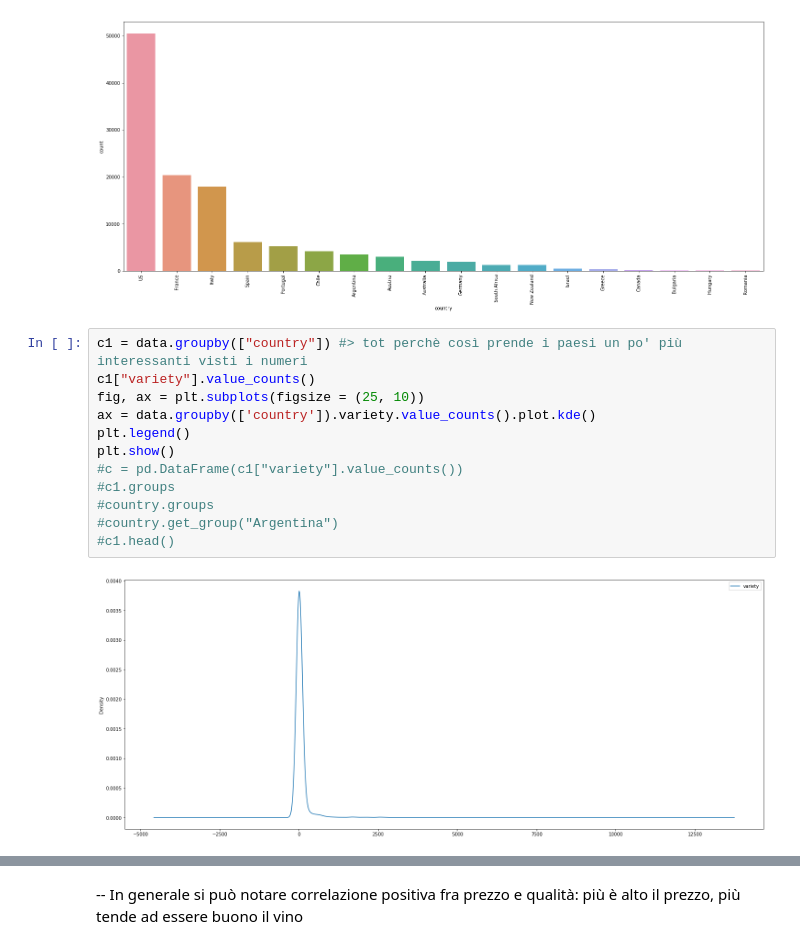
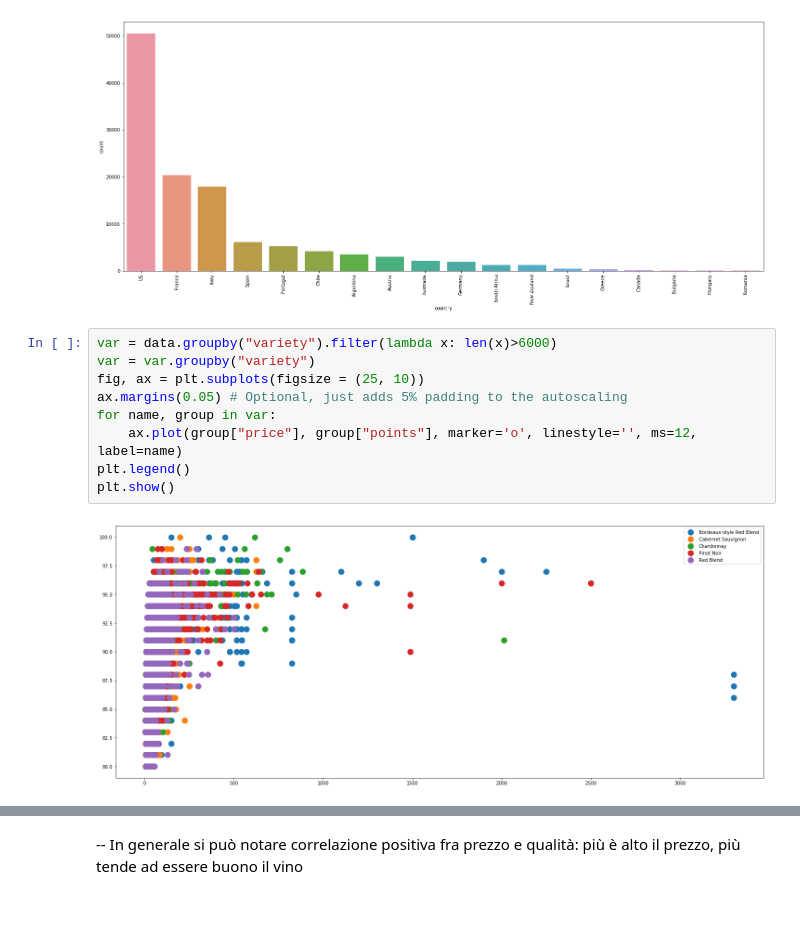
Before and after one commit to Gneur11/bda, a Jupyter notebook: Wine Dataset.ipynb, the cells around one changed output, grey strips where cells are left out. Cells and saved outputs as stored; diff of their text form; blank space fills up the shorter version.

```diff
--- a/Wine Dataset.ipynb
+++ b/Wine Dataset.ipynb
@@ -223,18 +275,15 @@ plt.show()
 #country.get_group("Argentina")
 # %% [output]
 [figure]
-# %%
-c1 = data.groupby(["country"]) #> tot perchè così prende i paesi un po' più interessanti visti i numeri
-c1["variety"].value_counts()
-fig, ax = plt.subplots(figsize = (25, 10))
-ax = data.groupby(['country']).variety.value_counts().plot.kde()
-plt.legend()
-plt.show()
-#c = pd.DataFrame(c1["variety"].value_counts())
-#c1.groups
-#country.groups
-#country.get_group("Argentina")
-#c1.head()
-# %% [output]
-[figure, removed]
+# %%
+var = data.groupby("variety").filter(lambda x: len(x)>6000)
+var = var.groupby("variety")
+fig, ax = plt.subplots(figsize = (25, 10))
+ax.margins(0.05) # Optional, just adds 5% padding to the autoscaling
+for name, group in var:
+    ax.plot(group["price"], group["points"], marker='o', linestyle='', ms=12, label=name)
+plt.legend()
+plt.show()
+# %% [output]
+[figure, added]
 # %%
```
Also changed, not shown: parts of 50 cells of this notebook.
